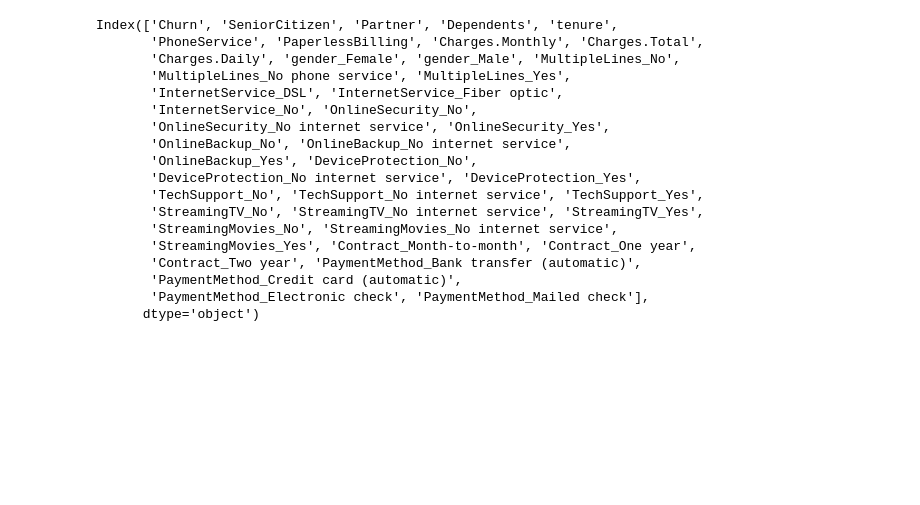
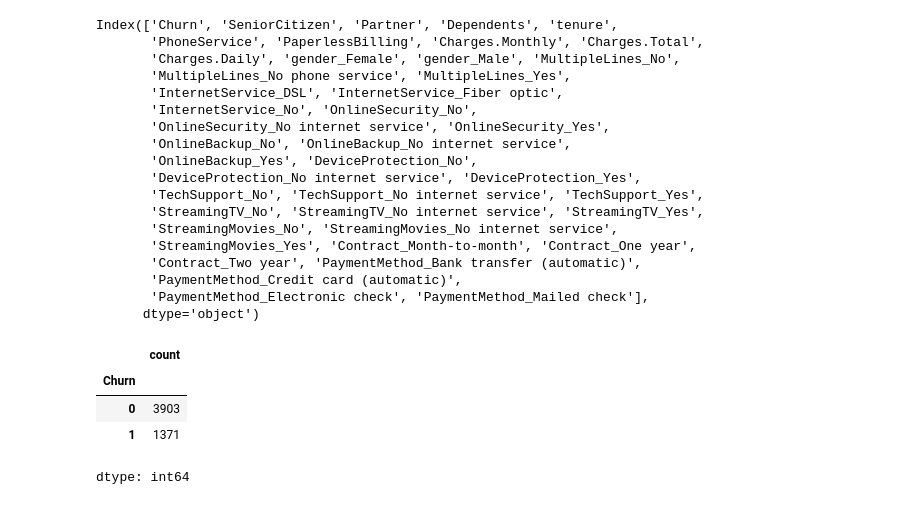
Before and after one commit to SilvanaCicchitti/TelecomX-parte2, a Jupyter notebook: TelecomX_parte2.ipynb, the cells around one changed output. Drawn from its saved outputs; the diff is of its cells as text; code cells hidden in the pictures; blank space fills up the shorter version.

```diff
--- a/TelecomX_parte2.ipynb
+++ b/TelecomX_parte2.ipynb
@@ -128,3 +128,11 @@ y = datos_codificados['Churn']
 #dividir en conjunto de entrenamiento y prueba
 from sklearn.model_selection import train_test_split
 X_train, X_test, y_train, y_test = train_test_split(X, y, test_size=0.25, random_state=7)
+# %%
+y_train.value_counts()
+# %% [output]
+|  | count |
+| Churn |  |
+| 0 | 3903 |
+| 1 | 1371 |
+dtype: int64
```
Also changed, not shown: parts of 6 cells of this notebook.
